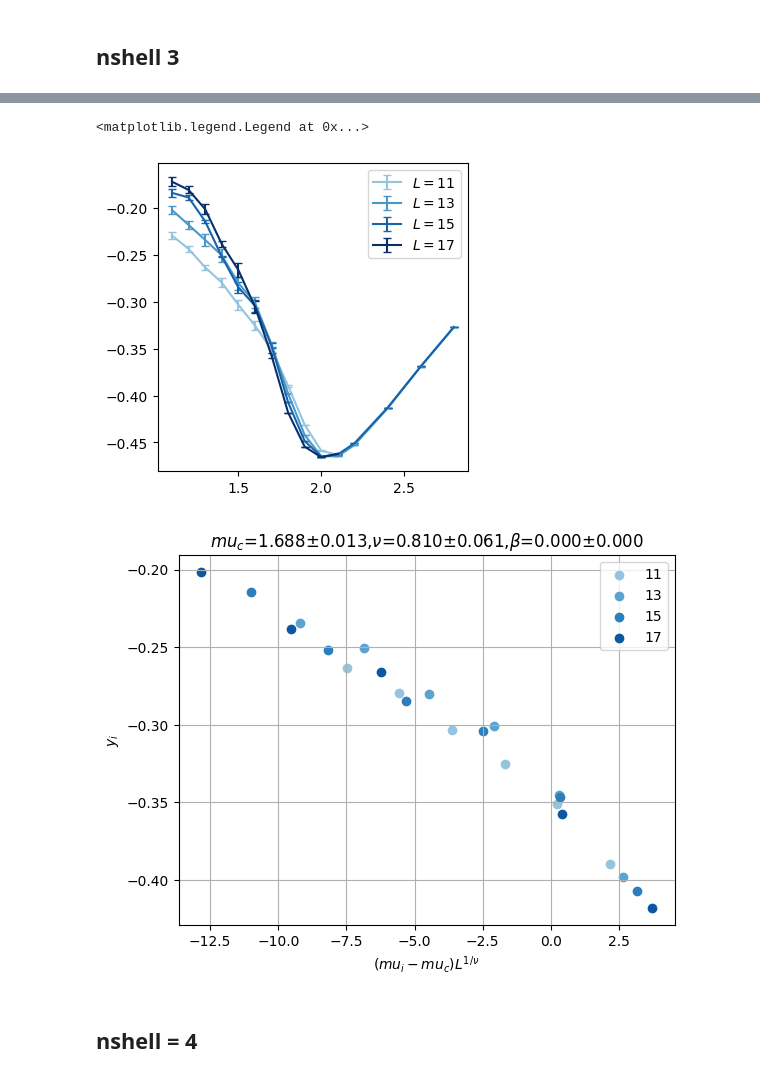
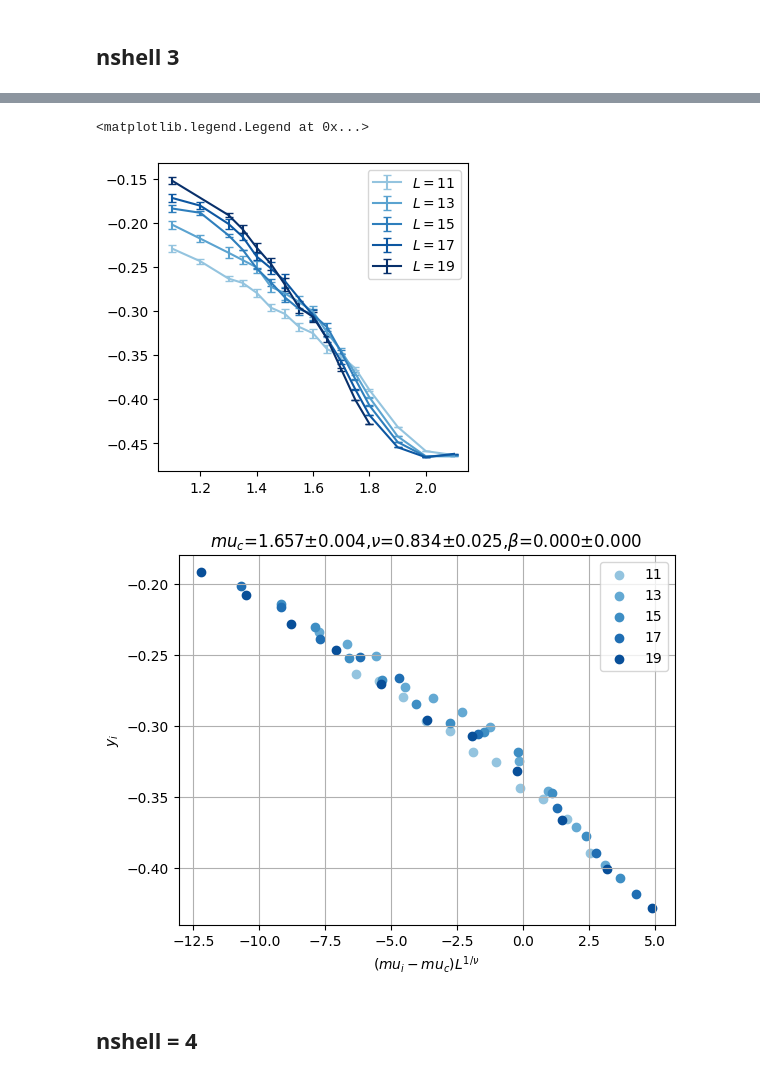
Before and after one commit to hainingpan/GTN, a Jupyter notebook: plot_pytorch.ipynb, the cells around one changed output, grey strips where cells are left out. Cells and saved outputs as stored; diff of their text form; code cells hidden in the pictures.

```diff
--- a/plot_pytorch.ipynb
+++ b/plot_pytorch.ipynb
@@ -71,7 +57,7 @@ np.linspace(1.1,2.1,21)
 array([1.1 , 1.15, 1.2 , 1.25, 1.3 , 1.35, 1.4 , 1.45, 1.5 , 1.55, 1.6 ,
        1.65, 1.7 , 1.75, 1.8 , 1.85, 1.9 , 1.95, 2.  , 2.05, 2.1 ])
 # %%
-L_list=range(11,19,2)
+L_list=range(11,21,2)
 params_list=[
 ({'es':'50',},{'L':L_list,'nshell':[2,3,4,5],'mu':np.linspace(1.1,2.1,21)}),
 # ({'es':'50',},{'L':L_list,'nshell':[2,3,4,5],'mu':np.round( np.hstack([np.linspace(1.1,2.1,11),np.linspace(2.2,2.8,4)]) ,2)}),
@@ -177,13 +163,13 @@ for L in L_list:
 ax.legend()
 # %% [output]
 <matplotlib.legend.Legend at 0x...>
-[figure, old version]
+[figure, new version]
 # %%
-dc=DataCollapse(df=df_0,params={'Metrics':'TMI','seed0':0,'nshell':3},Lmin=11,Lmax=17,p_range=[1.3,1.8],p_='mu',L_='L')
+dc=DataCollapse(df=df_0,params={'Metrics':'TMI','seed0':0,'nshell':3},Lmin=11,Lmax=19,p_range=[1.3,1.8],p_='mu',L_='L')
 dc.datacollapse(nu=1.,p_c=1.69,p_c_range = dc.p_range,nu_range=(0.5,3))
 dc.plot_data_collapse()
 # %% [output]
-[figure, old version]
+[figure, new version]
 # %% [markdown]
 ## nshell = 4
 # %%
```
Also changed, not shown: parts of 16 cells of this notebook, 1 other file.
